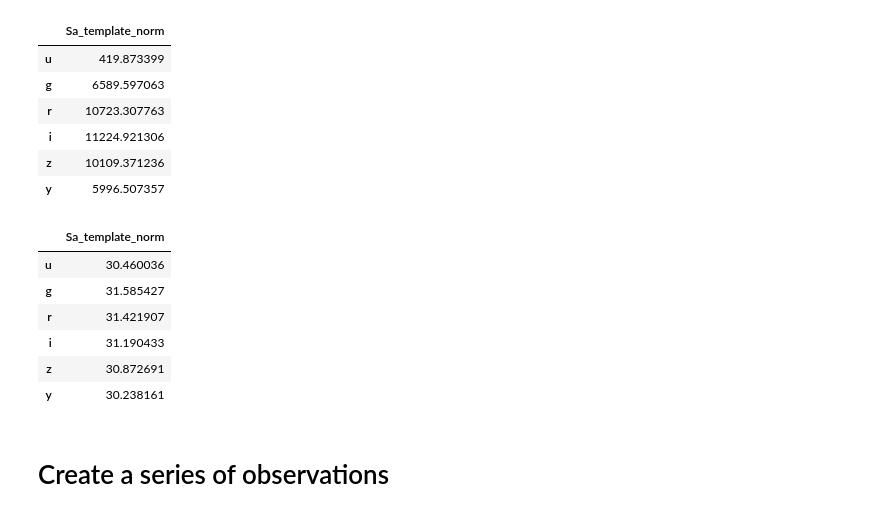
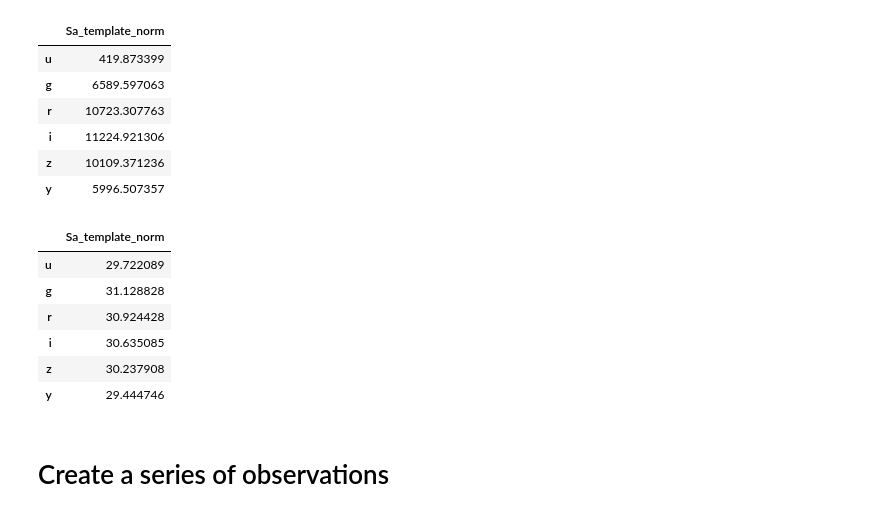
Before and after one commit to sylvielsstfr/RubinLSSTPhotometricCorrTuto, a Jupyter notebook: notebooks/02_PhotometricCorrections/02b_SEDshapeEstimation.ipynb, the cells around one changed output. Drawn from its saved outputs; the diff is of its cells as text; code cells hidden in the pictures.

```diff
--- a/notebooks/02_PhotometricCorrections/02b_SEDshapeEstimation.ipynb
+++ b/notebooks/02_PhotometricCorrections/02b_SEDshapeEstimation.ipynb
@@ -335,20 +340,20 @@ pd.DataFrame(adcs_std, index=[sed_name]).T
 # %%
 # constant in zero point
 F0AB = 3631*(1*u.Jy).cgs.value
 Z0PTconst = 2.5*np.log10((F0AB*photoparams.effarea*photoparams.nexp*photoparams.exptime)/(photoparams.gain*const.h.cgs.value))
 
 z0pt_std= {}
 for index,f in enumerate(filter_tagnames):
-    z0pt_std[f] = Z0PTconst + 2.0*np.log10(pc.all_II0_std[f])
+    z0pt_std[f] = Z0PTconst + 2.5*np.log10(pc.all_II0_std[f])
 pd.DataFrame(z0pt_std, index=[sed_name]).T
 # %% [output]
 |  | Sa_template_norm |
-| u | 30.460036 |
-| g | 31.585427 |
-| r | 31.421907 |
-| i | 31.190433 |
-| z | 30.872691 |
-| y | 30.238161 |
+| u | 29.722089 |
+| g | 31.128828 |
+| r | 30.924428 |
+| i | 30.635085 |
+| z | 30.237908 |
+| y | 29.444746 |
 # %% [markdown]
 # Create a series of observations
 # %%
```
Also changed, not shown: parts of 9 cells of this notebook, 1 other file.
